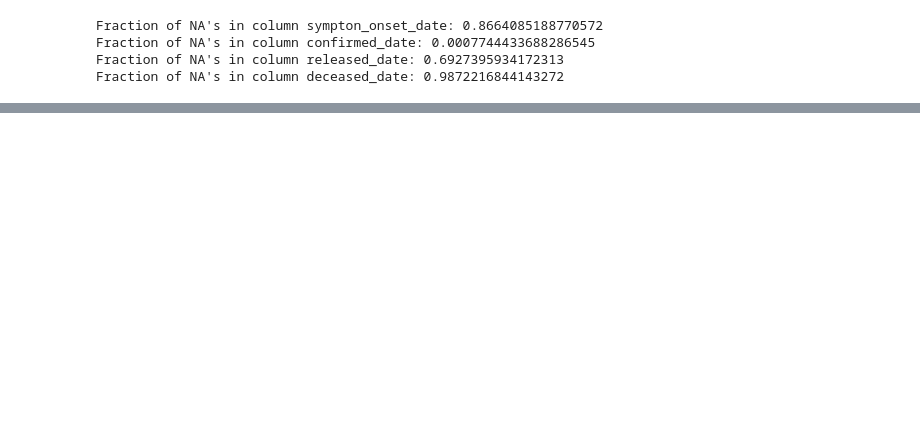
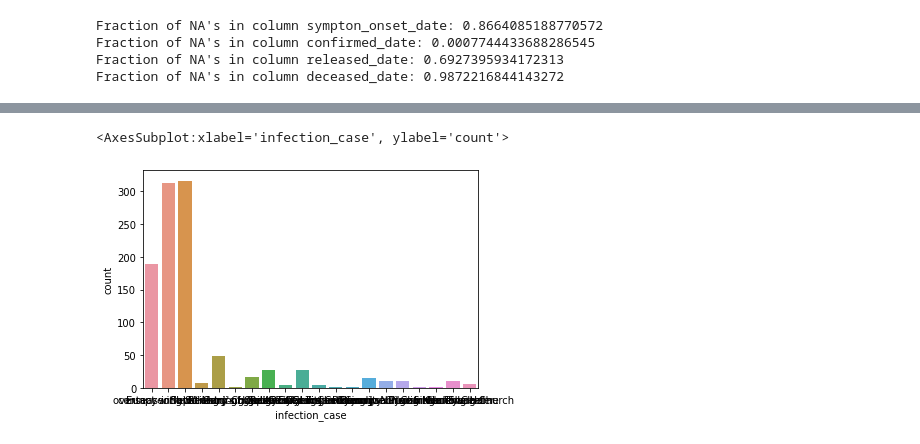
Before and after one commit to jopagel/Korean-Corona-Cases, a Jupyter notebook: Data_Analysis.ipynb, the cells around one changed output, grey strips where cells are left out. Cells and saved outputs as stored; diff of their text form; code cells hidden in the pictures; blank space fills up the shorter version.

```diff
--- a/Data_Analysis.ipynb
+++ b/Data_Analysis.ipynb
@@ -75,0 +85,5 @@ dtype: object
+# %%
+sns.countplot(x = "infection_case", data=df)
+# %% [output]
+<AxesSubplot:xlabel='infection_case', ylabel='count'>
+[figure, added]
```
Also changed, not shown: parts of 10 cells of this notebook, 2 other files.
